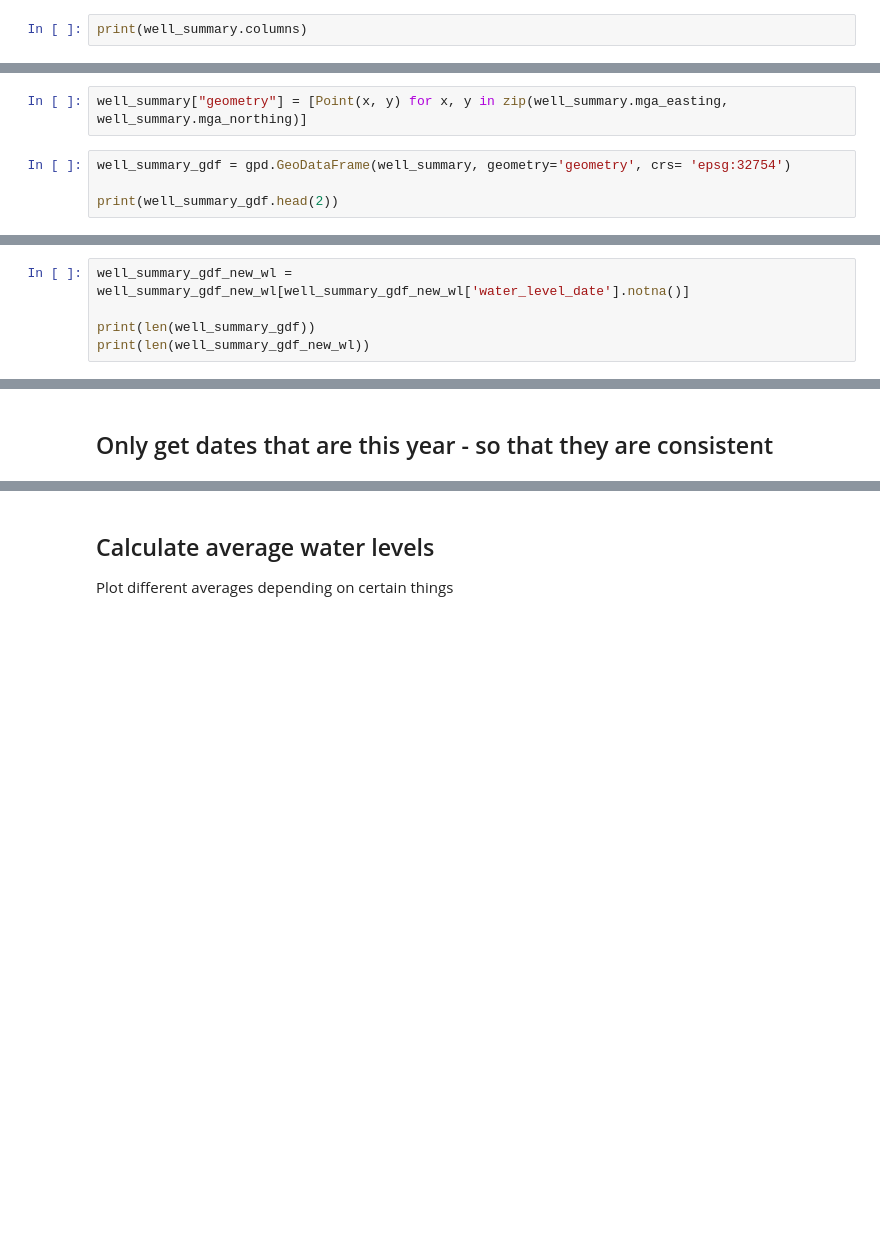
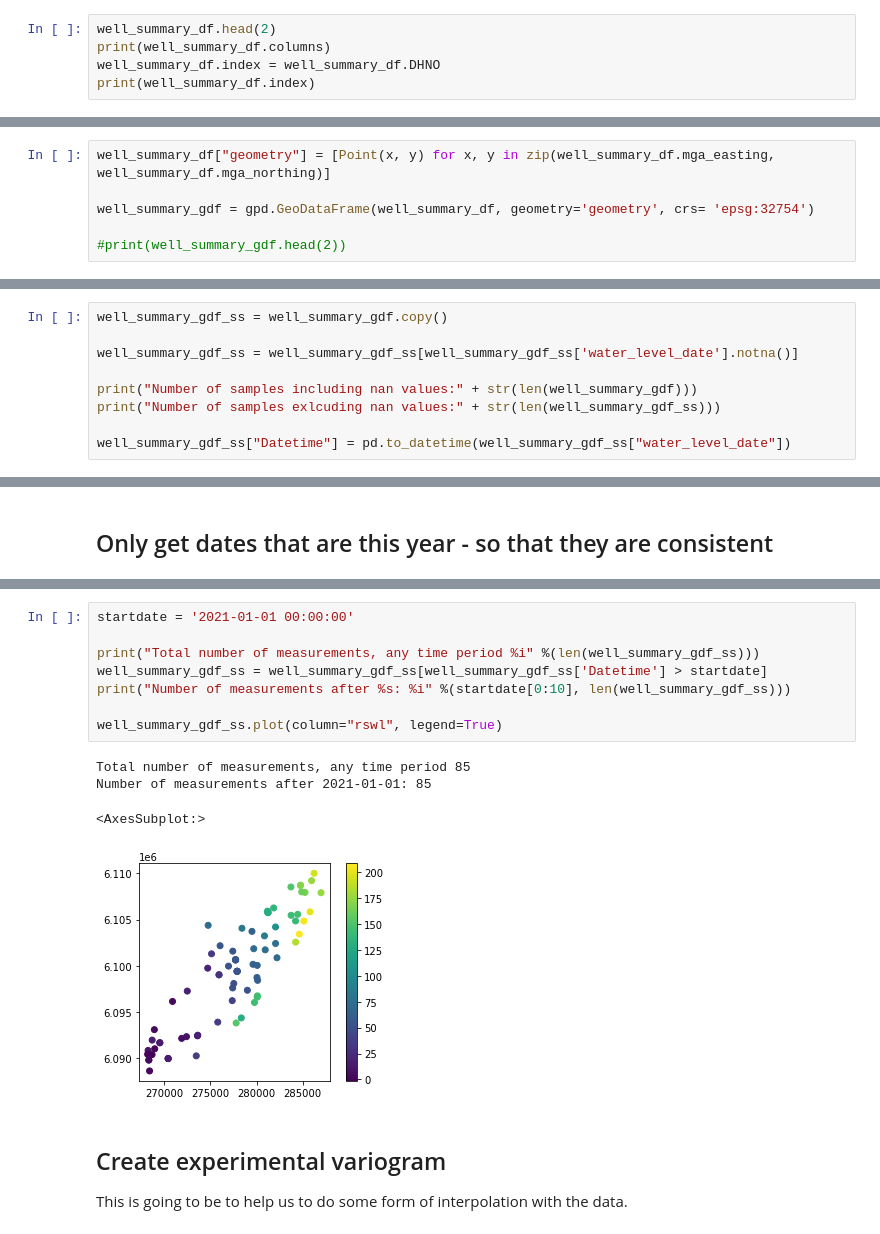
Before and after one commit to sarahkmarshall/willunga_wt, a Jupyter notebook: willunga_ts_wl.ipynb, the cells around one changed output, grey strips where cells are left out. Cells and saved outputs as stored; diff of their text form; blank space fills up the shorter version.

Commit message:
Trying to make variogram but autocorrelation doesn't look good, getting ready for interpolation

```diff
--- a/willunga_ts_wl.ipynb
+++ b/willunga_ts_wl.ipynb
@@ -30,5 +25,8 @@ well_summary.head(2)
 # %%
-print(well_summary.columns)
+well_summary_df.head(2)
+print(well_summary_df.columns)
+well_summary_df.index = well_summary_df.DHNO
+print(well_summary_df.index)
 # %% [output]
 Index(['DHNO', 'Unit_No', 'Unit_Number', 'dh_name', 'network', 'Obs_No',
        'drillhole_class', 'water_point_type_code', 'Aquifer',
@@ -47,6 +55,6 @@ Index(['DHNO', 'Unit_No', 'Unit_Number', 'dh_name', 'network', 'Obs_No',
 # %%
-well_summary["geometry"] = [Point(x, y) for x, y in zip(well_summary.mga_easting, well_summary.mga_northing)]
+well_summary_df["geometry"] = [Point(x, y) for x, y in zip(well_summary_df.mga_easting, well_summary_df.mga_northing)]
+
+well_summary_gdf = gpd.GeoDataFrame(well_summary_df, geometry='geometry', crs= 'epsg:32754')
+
+#print(well_summary_gdf.head(2))
-# %%
-well_summary_gdf = gpd.GeoDataFrame(well_summary, geometry='geometry', crs= 'epsg:32754')
-
-print(well_summary_gdf.head(2))
@@ -123,6 +127,10 @@ Need to first remove NAN values
 # %%
-well_summary_gdf_new_wl = well_summary_gdf_new_wl[well_summary_gdf_new_wl['water_level_date'].notna()]
+well_summary_gdf_ss = well_summary_gdf.copy()
 
-print(len(well_summary_gdf))
-print(len(well_summary_gdf_new_wl))
+well_summary_gdf_ss = well_summary_gdf_ss[well_summary_gdf_ss['water_level_date'].notna()]
+
+print("Number of samples including nan values:" + str(len(well_summary_gdf)))
+print("Number of samples exlcuding nan values:" + str(len(well_summary_gdf_ss)))
+
+well_summary_gdf_ss["Datetime"] = pd.to_datetime(well_summary_gdf_ss["water_level_date"])
 # %% [output]
@@ -220,4 +141,17 @@ Some data exist
+# %%
+startdate = '2021-01-01 00:00:00'
+
+print("Total number of measurements, any time period %i" %(len(well_summary_gdf_ss)))
+well_summary_gdf_ss = well_summary_gdf_ss[well_summary_gdf_ss['Datetime'] > startdate]
+print("Number of measurements after %s: %i" %(startdate[0:10], len(well_summary_gdf_ss)))
+
+well_summary_gdf_ss.plot(column="rswl", legend=True)
+# %% [output]
+Total number of measurements, any time period 85
+Number of measurements after 2021-01-01: 85
+<AxesSubplot:>
+[figure, added]
 # %% [markdown]
-## Calculate average water levels
+## Create experimental variogram
 
-Plot different averages depending on certain things
+This is going to be to help us to do some form of interpolation with the data.
```
Also changed, not shown: parts of 27 cells of this notebook.
